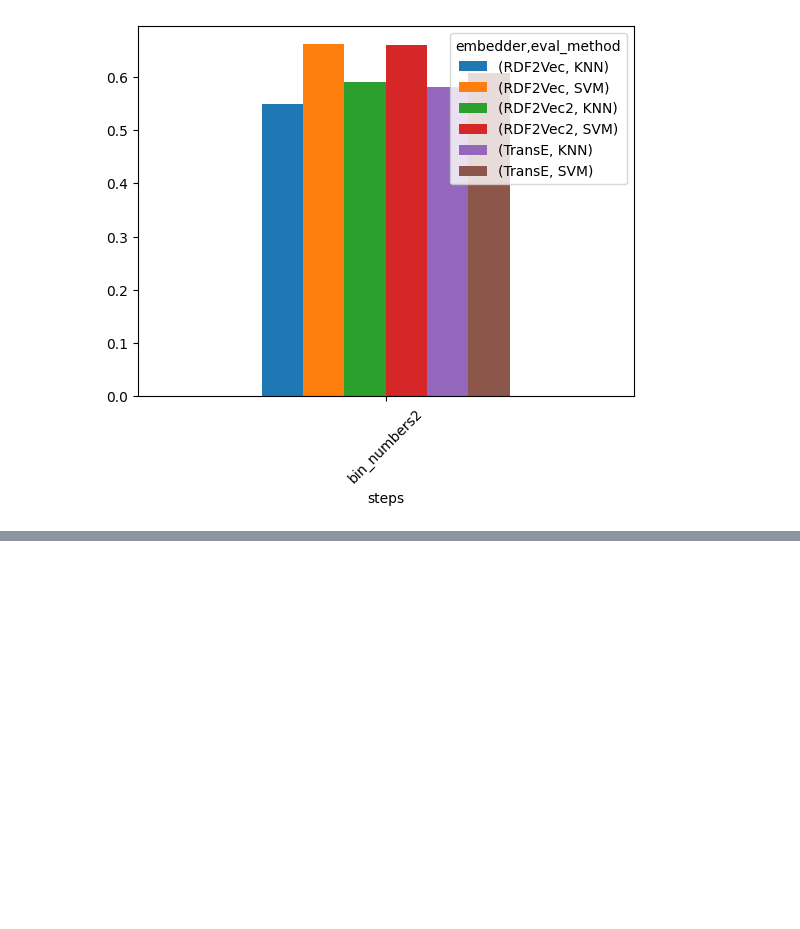
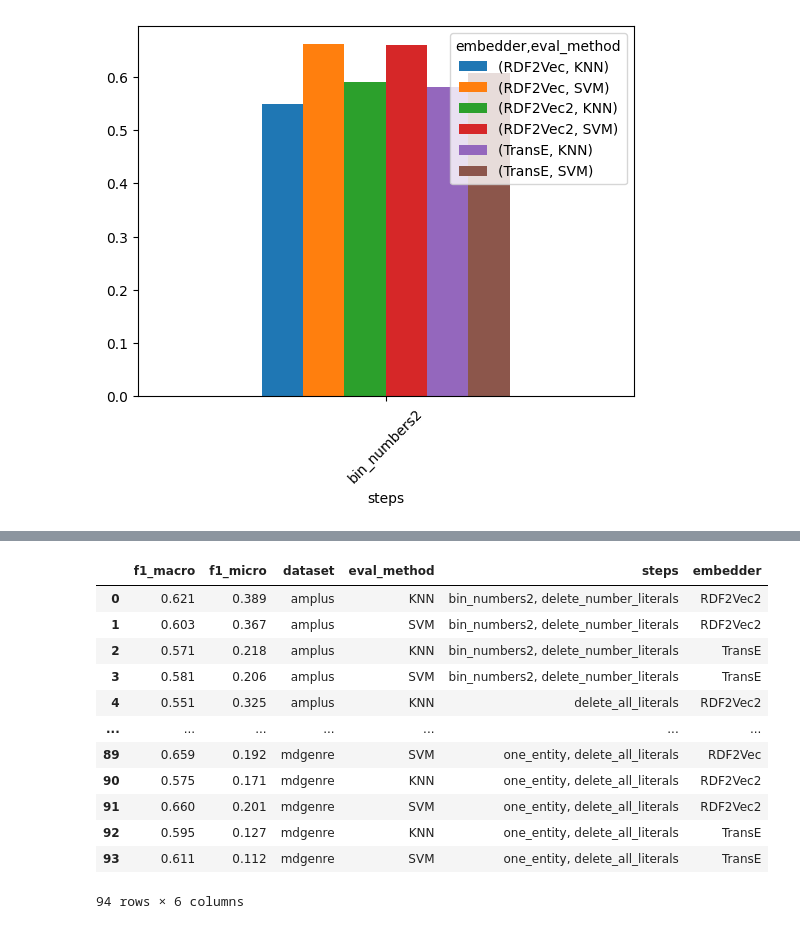
Before and after one commit to ArcNoctris/kg_literal_preprocessing, a Jupyter notebook: src/evaluate_results.ipynb, the cells around one changed output, grey strips where cells are left out. Cells and saved outputs as stored; diff of their text form; code cells hidden in the pictures; blank space fills up the shorter version.

```diff
--- a/src/evaluate_results.ipynb
+++ b/src/evaluate_results.ipynb
@@ -259,0 +275,16 @@ for dataset in df['dataset'].unique():
+# %%
+df
+# %% [output]
+|  | f1_macro | f1_micro | dataset | eval_method | steps | embedder |
+| 0 | 0.621 | 0.389 | amplus | KNN | bin_numbers2, delete_number_literals | RDF2Vec2 |
+| 1 | 0.603 | 0.367 | amplus | SVM | bin_numbers2, delete_number_literals | RDF2Vec2 |
+| 2 | 0.571 | 0.218 | amplus | KNN | bin_numbers2, delete_number_literals | TransE |
+| 3 | 0.581 | 0.206 | amplus | SVM | bin_numbers2, delete_number_literals | TransE |
+| 4 | 0.551 | 0.325 | amplus | KNN | delete_all_literals | RDF2Vec2 |
+| ... | ... | ... | ... | ... | ... | ... |
+| 89 | 0.659 | 0.192 | mdgenre | SVM | one_entity, delete_all_literals | RDF2Vec |
+| 90 | 0.575 | 0.171 | mdgenre | KNN | one_entity, delete_all_literals | RDF2Vec2 |
+| 91 | 0.660 | 0.201 | mdgenre | SVM | one_entity, delete_all_literals | RDF2Vec2 |
+| 92 | 0.595 | 0.127 | mdgenre | KNN | one_entity, delete_all_literals | TransE |
+| 93 | 0.611 | 0.112 | mdgenre | SVM | one_entity, delete_all_literals | TransE |
+94 rows × 6 columns
```
Also changed, not shown: parts of 3 cells of this notebook, 2 other files.
